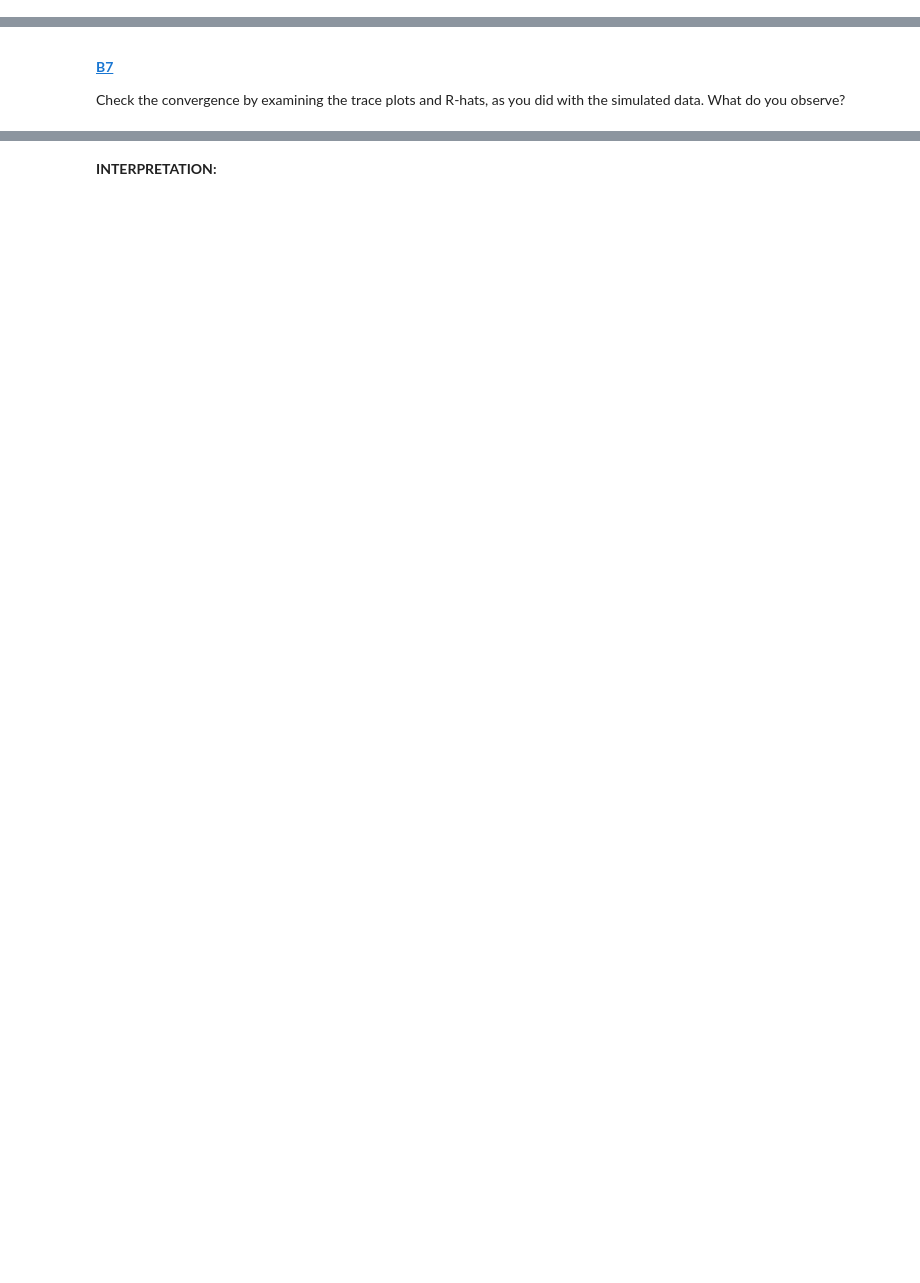
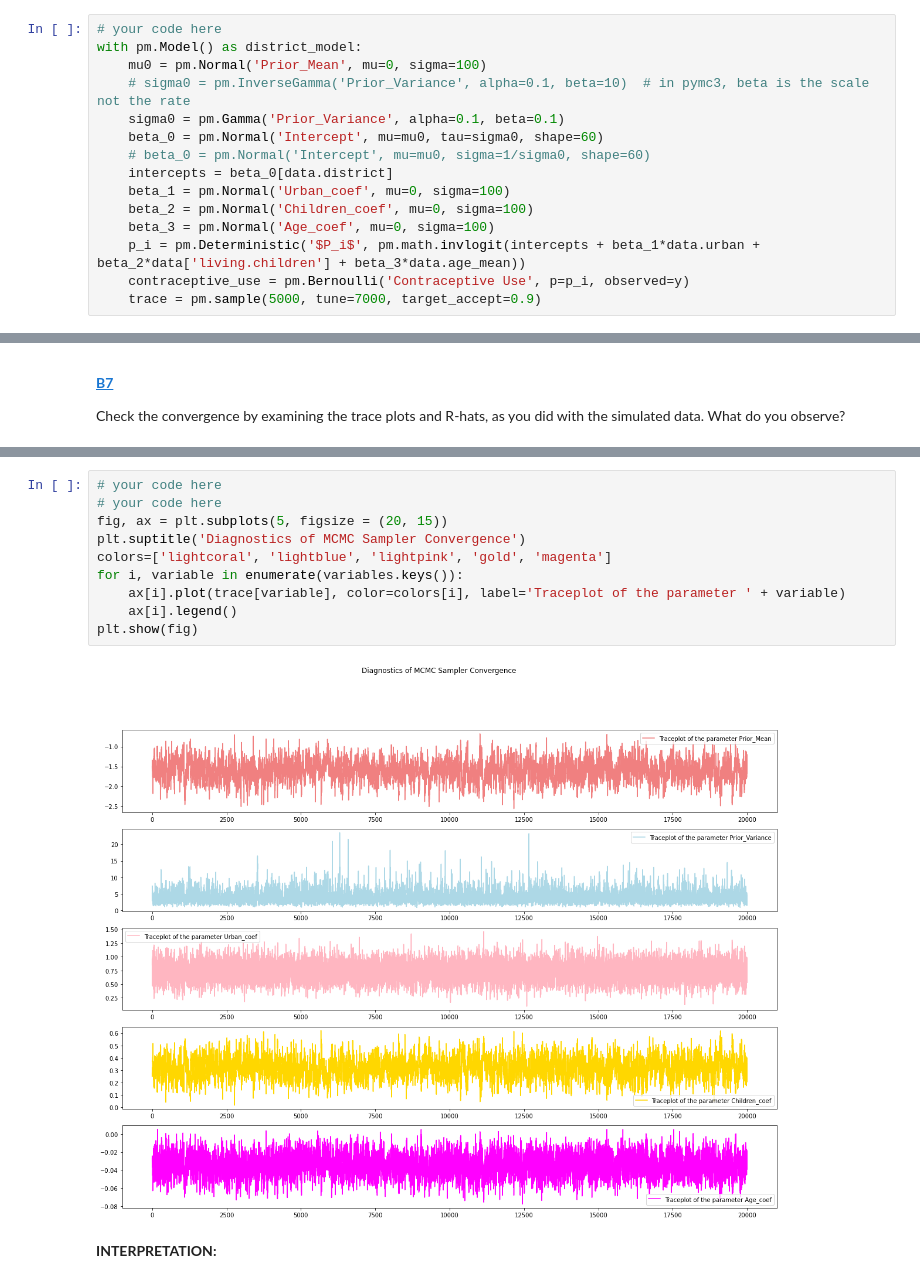
Before and after one commit to DavidAssaraf106/2021-CS109B, a Jupyter notebook: content/HW/HW3/cs109b_hw3_bayes_students.ipynb, the cells around one changed output, grey strips where cells are left out. Drawn from its saved outputs; the diff is of its cells as text; blank space fills up the shorter version.

```diff
--- a/content/HW/HW3/cs109b_hw3_bayes_students.ipynb
+++ b/content/HW/HW3/cs109b_hw3_bayes_students.ipynb
@@ -647,0 +666,15 @@ We now fit our model to the actual data. Fit the varying-intercept model to the
+# %%
+# your code here
+with pm.Model() as district_model:
+    mu0 = pm.Normal('Prior_Mean', mu=0, sigma=100)
+    # sigma0 = pm.InverseGamma('Prior_Variance', alpha=0.1, beta=10)  # in pymc3, beta is the scale not the rate
+    sigma0 = pm.Gamma('Prior_Variance', alpha=0.1, beta=0.1)
+    beta_0 = pm.Normal('Intercept', mu=mu0, tau=sigma0, shape=60)
+    # beta_0 = pm.Normal('Intercept', mu=mu0, sigma=1/sigma0, shape=60)
+    intercepts = beta_0[data.district]
+    beta_1 = pm.Normal('Urban_coef', mu=0, sigma=100)
+    beta_2 = pm.Normal('Children_coef', mu=0, sigma=100)
+    beta_3 = pm.Normal('Age_coef', mu=0, sigma=100)
+    p_i = pm.Deterministic('$P_i$', pm.math.invlogit(intercepts + beta_1*data.urban + beta_2*data['living.children'] + beta_3*data.age_mean))
+    contraceptive_use = pm.Bernoulli('Contraceptive Use', p=p_i, observed=y)
+    trace = pm.sample(5000, tune=7000, target_accept=0.9)
@@ -659,2 +710,14 @@ Check the convergence by examining the trace plots and R-hats, as you did with t
+# %%
+# your code here
+# your code here
+fig, ax = plt.subplots(5, figsize = (20, 15))
+plt.suptitle('Diagnostics of MCMC Sampler Convergence')
+colors=['lightcoral', 'lightblue', 'lightpink', 'gold', 'magenta']
+for i, variable in enumerate(variables.keys()):
+    ax[i].plot(trace[variable], color=colors[i], label='Traceplot of the parameter ' + variable)
+    ax[i].legend()
+plt.show(fig)
+# %% [output]
+[figure, added]
 # %% [markdown]
 **INTERPRETATION:**
```
Also changed, not shown: parts of 41 cells of this notebook.
